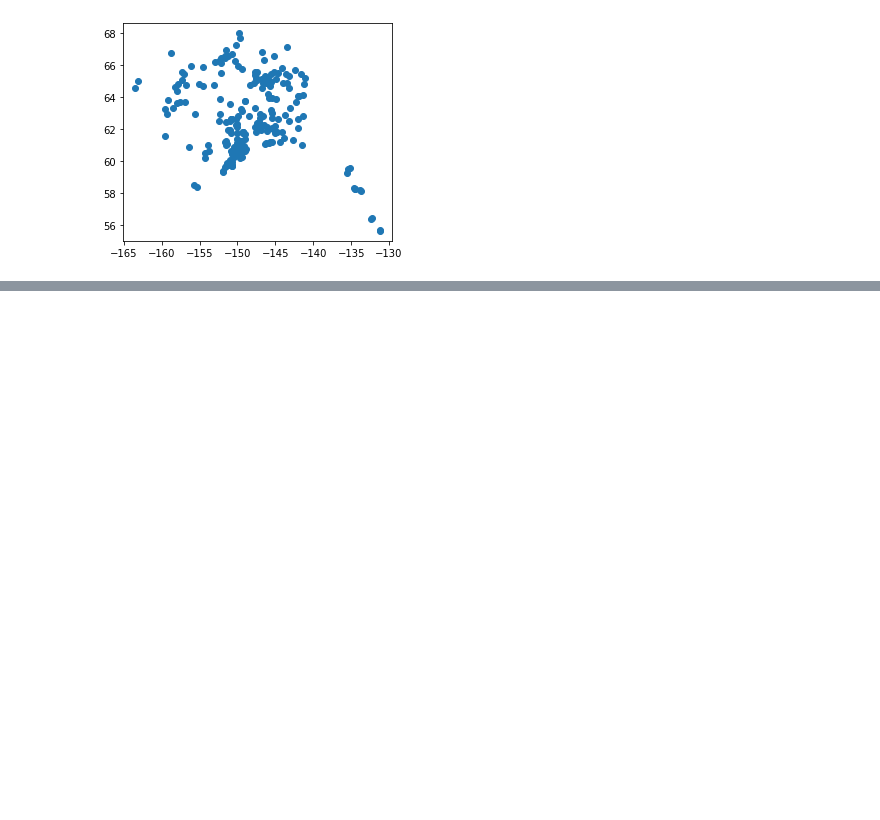
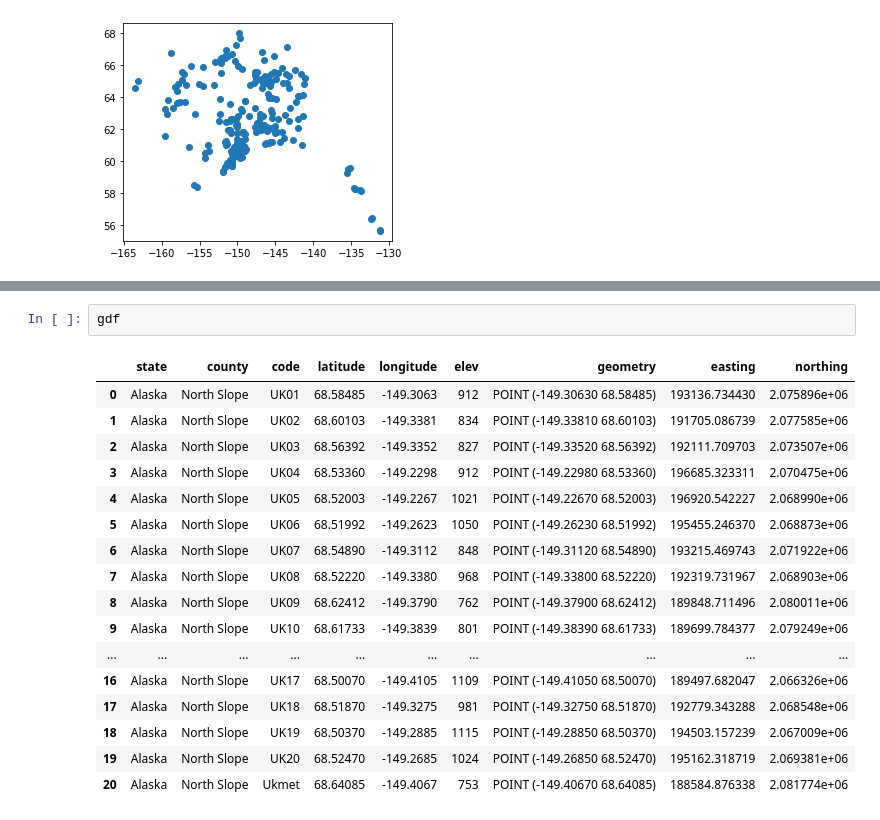
Before and after one commit to NPRB/02_preprocess_python, a Jupyter notebook: 06_snow_course.ipynb, the cells around one changed output, grey strips where cells are left out. Cells and saved outputs as stored; diff of their text form; blank space fills up the shorter version.

```diff
--- a/06_snow_course.ipynb
+++ b/06_snow_course.ipynb
@@ -155,0 +218,20 @@ exporting hs data file
+# %%
+gdf
+# %% [output]
+|  | state | county | code | latitude | longitude | elev | geometry | easting | northing |
+| 0 | Alaska | North Slope | UK01 | 68.58485 | -149.3063 | 912 | POINT (-149.30630 68.58485) | 193136.734430 | 2.075896e+06 |
+| 1 | Alaska | North Slope | UK02 | 68.60103 | -149.3381 | 834 | POINT (-149.33810 68.60103) | 191705.086739 | 2.077585e+06 |
+| 2 | Alaska | North Slope | UK03 | 68.56392 | -149.3352 | 827 | POINT (-149.33520 68.56392) | 192111.709703 | 2.073507e+06 |
+| 3 | Alaska | North Slope | UK04 | 68.53360 | -149.2298 | 912 | POINT (-149.22980 68.53360) | 196685.323311 | 2.070475e+06 |
+| 4 | Alaska | North Slope | UK05 | 68.52003 | -149.2267 | 1021 | POINT (-149.22670 68.52003) | 196920.542227 | 2.068990e+06 |
+| 5 | Alaska | North Slope | UK06 | 68.51992 | -149.2623 | 1050 | POINT (-149.26230 68.51992) | 195455.246370 | 2.068873e+06 |
+| 6 | Alaska | North Slope | UK07 | 68.54890 | -149.3112 | 848 | POINT (-149.31120 68.54890) | 193215.469743 | 2.071922e+06 |
+| 7 | Alaska | North Slope | UK08 | 68.52220 | -149.3380 | 968 | POINT (-149.33800 68.52220) | 192319.731967 | 2.068903e+06 |
+| 8 | Alaska | North Slope | UK09 | 68.62412 | -149.3790 | 762 | POINT (-149.37900 68.62412) | 189848.711496 | 2.080011e+06 |
+| 9 | Alaska | North Slope | UK10 | 68.61733 | -149.3839 | 801 | POINT (-149.38390 68.61733) | 189699.784377 | 2.079249e+06 |
+| ... | ... | ... | ... | ... | ... | ... | ... | ... | ... |
+| 16 | Alaska | North Slope | UK17 | 68.50070 | -149.4105 | 1109 | POINT (-149.41050 68.50070) | 189497.682047 | 2.066326e+06 |
+| 17 | Alaska | North Slope | UK18 | 68.51870 | -149.3275 | 981 | POINT (-149.32750 68.51870) | 192779.343288 | 2.068548e+06 |
+| 18 | Alaska | North Slope | UK19 | 68.50370 | -149.2885 | 1115 | POINT (-149.28850 68.50370) | 194503.157239 | 2.067009e+06 |
+| 19 | Alaska | North Slope | UK20 | 68.52470 | -149.2685 | 1024 | POINT (-149.26850 68.52470) | 195162.318719 | 2.069381e+06 |
+| 20 | Alaska | North Slope | Ukmet | 68.64085 | -149.4067 | 753 | POINT (-149.40670 68.64085) | 188584.876338 | 2.081774e+06 |
```
Also changed, not shown: parts of 6 cells of this notebook, 4 other files.
